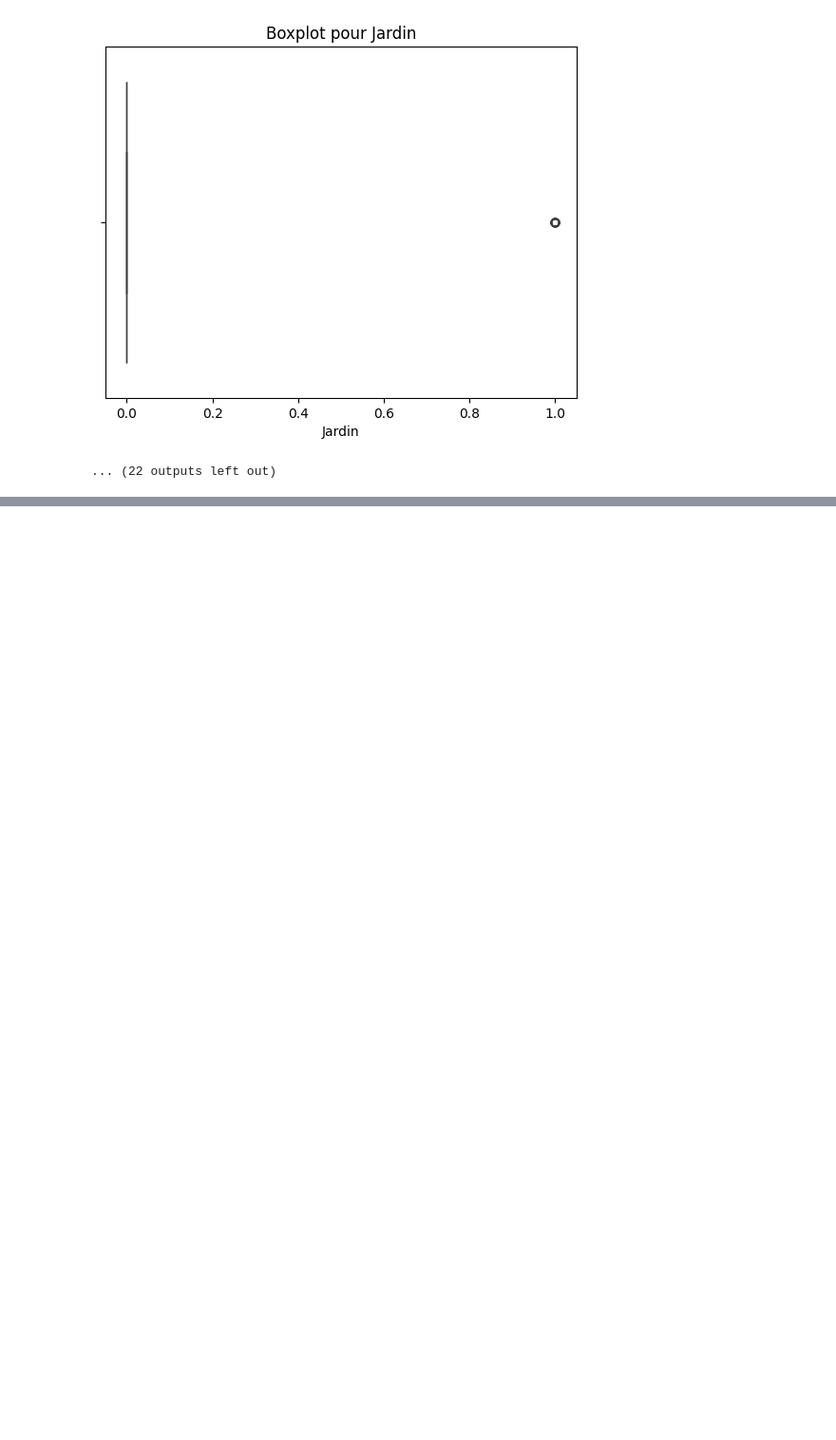
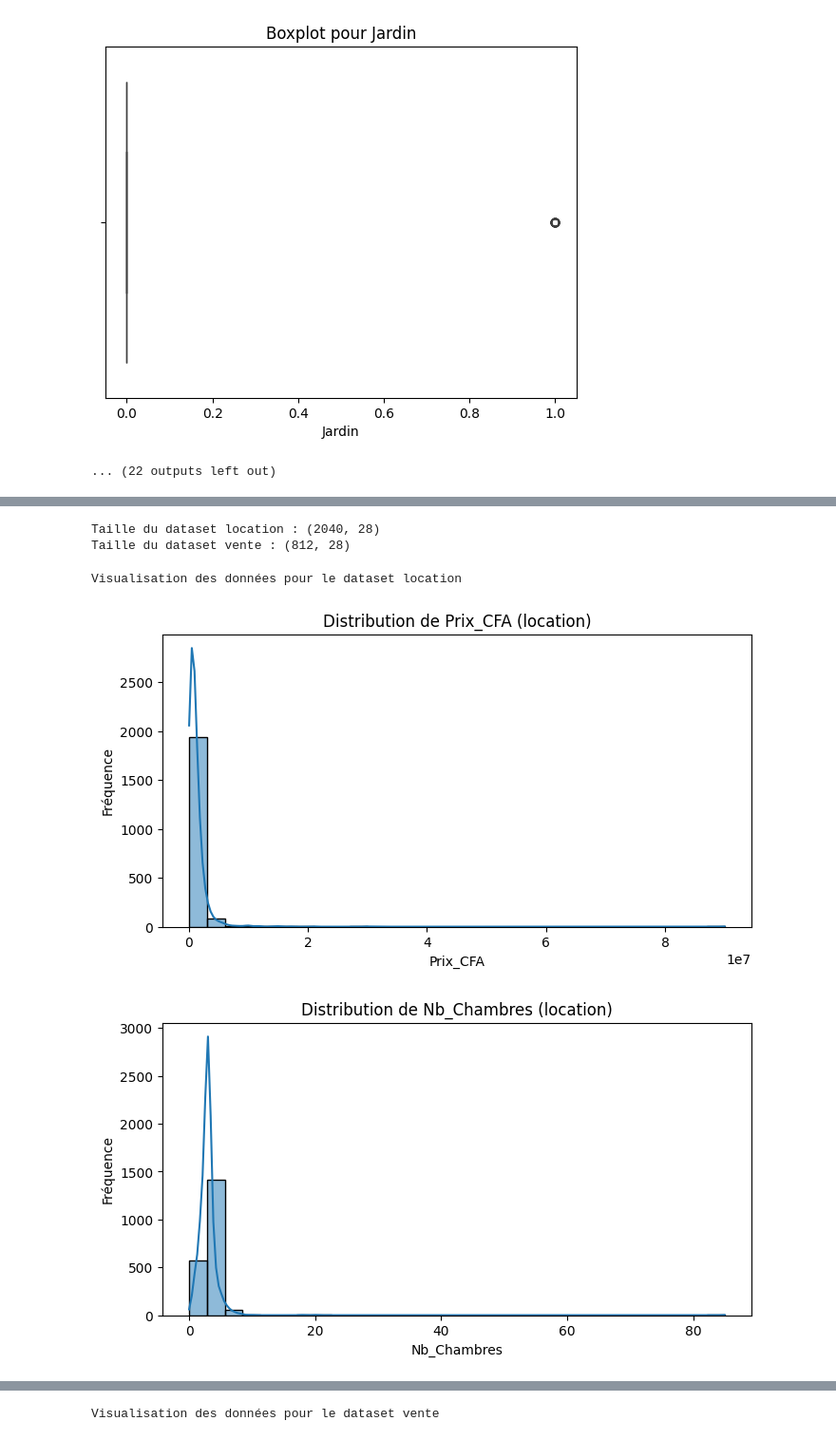
Before and after one commit to Sokhna2003-22/Proje_memoire, a Jupyter notebook: Traitement_de_donnée/nettoyage.ipynb, the cells around one changed output, grey strips where cells are left out. Shown at 95% size. Drawn from its saved outputs; the diff is of its cells as text; code cells hidden in the pictures; blank space fills up the shorter version.

```diff
--- a/Traitement_de_donnée/nettoyage.ipynb
+++ b/Traitement_de_donnée/nettoyage.ipynb
@@ -1280,3 +1280,20 @@ Nombre de valeurs aberrantes : 38
 3860       1
 [figure]
 ... (22 outputs left out)
+# %%
+# Supprimer les colonnes 'Prix_prédit' et 'Erreur' dans les datasets location et vente
+columns_to_drop = ['Prix_prédit', 'Erreur']
+
+# Supprimer dans df_location
+if all(column in df_location.columns for column in columns_to_drop):
+    df_location = df_location.drop(columns=columns_to_drop)
+    print("Colonnes 'Prix_prédit' et 'Erreur' supprimées dans df_location.")
+else:
+    print("Certaines colonnes à supprimer sont absentes dans df_location.")
+
+# Supprimer dans df_vente
+if all(column in df_vente.columns for column in columns_to_drop):
+    df_vente = df_vente.drop(columns=columns_to_drop)
+    print("Colonnes 'Prix_prédit' et 'Erreur' supprimées dans df_vente.")
+else:
+    print("Certaines colonnes à supprimer sont absentes dans df_vente.")
@@ -1282,0 +1400,40 @@ Nombre de valeurs aberrantes : 38
+# %%
+# Vérifier la taille des datasets location et vente
+print("Taille du dataset location :", df_location.shape)
+print("Taille du dataset vente :", df_vente.shape)
+# %% [output]
+Taille du dataset location : (2040, 28)
+Taille du dataset vente : (812, 28)
+# %%
+# Visualisation des distributions des données pour vérifier la normalisation
+import seaborn as sns
+import matplotlib.pyplot as plt
+
+# Liste des colonnes à visualiser
+columns_to_visualize = ['Prix_CFA', 'Nb_Chambres', 'Nb_Salles_Bain', 'Surface_m2', 'Nb_Etages', 'Prix_m2']
+
+# Visualisation pour le dataset location
+print("Visualisation des données pour le dataset location")
+for column in columns_to_visualize:
+    if column in df_location.columns:
+        plt.figure(figsize=(8, 4))
+        sns.histplot(df_location[column], kde=True, bins=30)
+        plt.title(f"Distribution de {column} (location)")
+        plt.xlabel(column)
+        plt.ylabel("Fréquence")
+        plt.show()
+
+# Visualisation pour le dataset vente
+print("Visualisation des données pour le dataset vente")
+for column in columns_to_visualize:
+    if column in df_vente.columns:
+        plt.figure(figsize=(8, 4))
+        sns.histplot(df_vente[column], kde=True, bins=30)
+        plt.title(f"Distribution de {column} (vente)")
+        plt.xlabel(column)
+        plt.ylabel("Fréquence")
+        plt.show()
+# %% [output]
+Visualisation des données pour le dataset location
+[figure, added]
+[figure, added]
@@ -1282,0 +1444 @@ Nombre de valeurs aberrantes : 38
+Visualisation des données pour le dataset vente
```
Also changed, not shown: parts of 5 cells of this notebook.
